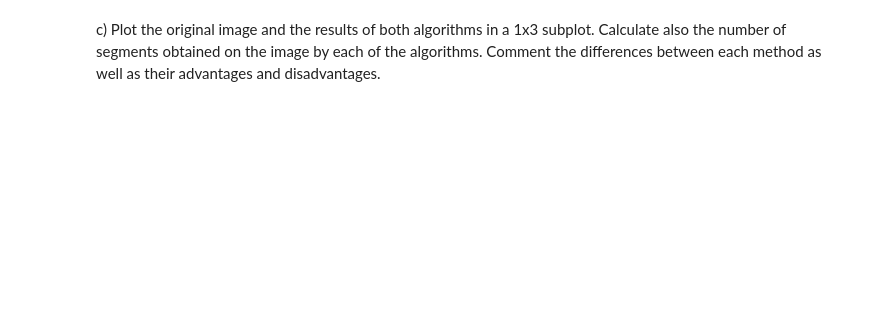
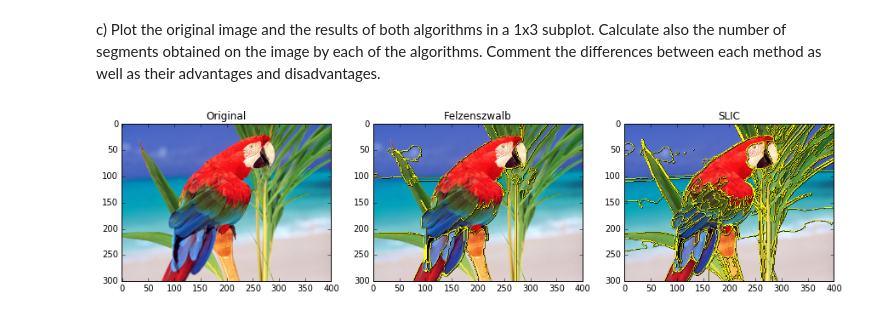
Before and after one commit to asterter5/Universidad, a Jupyter notebook: 3. Tercero/Visió Artificial/p3/p3.ipynb, the cells around one changed output. Saved outputs shown, nothing was run; the diff lists cells and outputs as text; code cells hidden in the pictures; blank space fills up the shorter version.

```diff
--- a/3. Tercero/Visió Artificial/p3/p3.ipynb
+++ b/3. Tercero/Visió Artificial/p3/p3.ipynb
@@ -288,2 +431,16 @@ b) Segment the previous image using SLIC algorithm. Test different parameters in
 # %% [markdown]
 c) Plot the original image and the results of both algorithms in a 1x3 subplot. Calculate also the number of segments obtained on the image by each of the algorithms. Comment the differences between each method as well as their advantages and disadvantages.
+# %%
+fig, (ax0, ax1, ax2) = plt.subplots(ncols=3, figsize=(15, 10))
+
+ax0.imshow(image)
+ax1.imshow(segmentation.mark_boundaries(image, segments_fz_09))
+ax2.imshow(segmentation.mark_boundaries(image, segments_slic_04))
+
+ax0.set_title('Original')
+ax1.set_title('Felzenszwalb')
+ax2.set_title('SLIC')
+
+plt.show()
+# %% [output]
+[figure, added]
```
Also changed, not shown: parts of 7 cells of this notebook.
